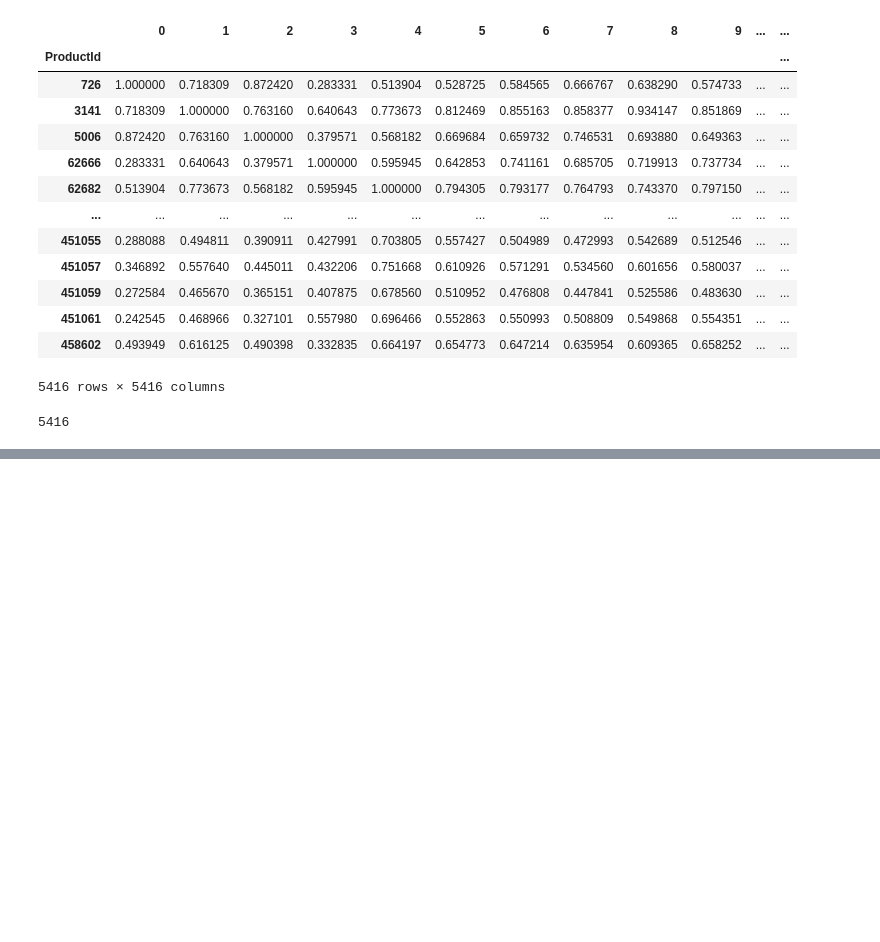
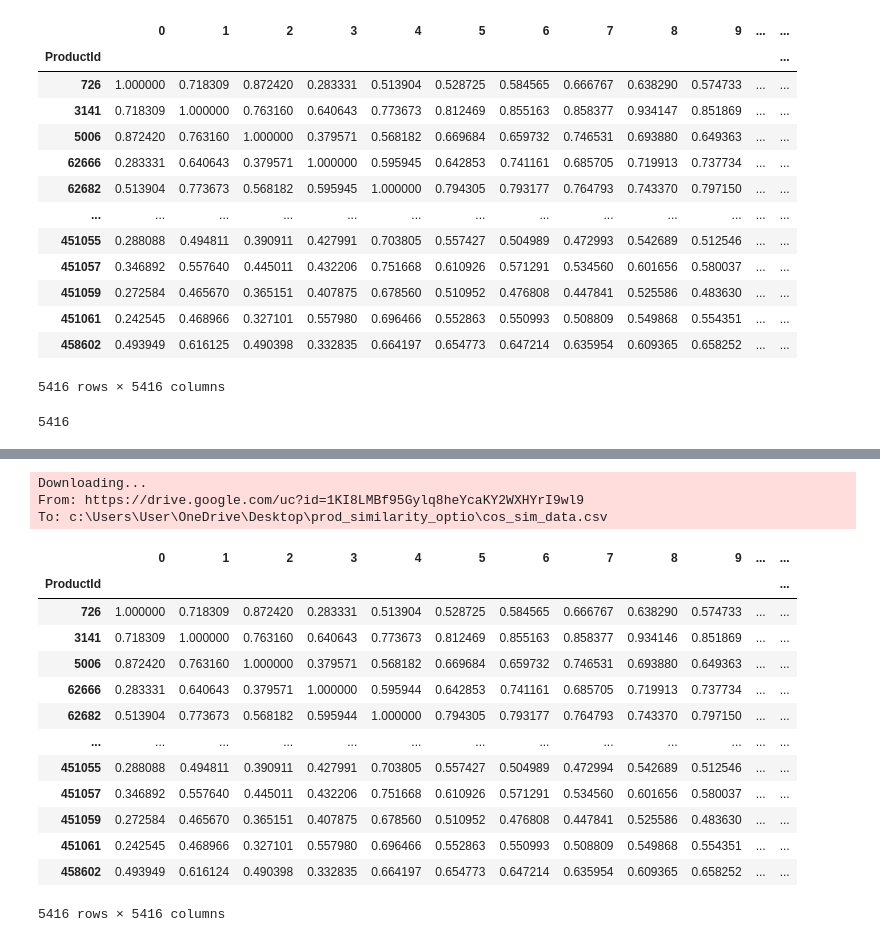
Before and after one commit to cecxli/prod_similarity_optio, a Jupyter notebook: Similarity.ipynb, the cells around one changed output, grey strips where cells are left out. Saved outputs shown, nothing was run; the diff lists cells and outputs as text; code cells hidden in the pictures; blank space fills up the shorter version.

```diff
--- a/Similarity.ipynb
+++ b/Similarity.ipynb
@@ -72,0 +134,36 @@ map_df['Prod_id'] = prod_df['ProductId']
+# %%
+import gdown
+
+
+url = 'https://drive.google.com/uc?id=1KI8LMBf95Gylq8heYcaKY2WXHYrI9wl9'
+
+output = 'cos_sim_data.csv'
+
+gdown.download(url,output, quiet = False)
+
+
+cos_sim_data = pd.read_csv("cos_sim_data.csv")
+# %% [output]
+Downloading...
+From: https://drive.google.com/uc?id=1KI8LMBf95Gylq8heYcaKY2WXHYrI9wl9
+To: c:\Users\User\OneDrive\Desktop\prod_similarity_optio\cos_sim_data.csv
+# %%
+
+cos_sim_data.set_index('ProductId',inplace=True)
+# %%
+cos_sim_data
+# %% [output]
+|  | 0 | 1 | 2 | 3 | 4 | 5 | 6 | 7 | 8 | 9 | ... | ... |
+| ProductId |  |  |  |  |  |  |  |  |  |  |  | ... |
+| 726 | 1.000000 | 0.718309 | 0.872420 | 0.283331 | 0.513904 | 0.528725 | 0.584565 | 0.666767 | 0.638290 | 0.574733 | ... | ... |
+| 3141 | 0.718309 | 1.000000 | 0.763160 | 0.640643 | 0.773673 | 0.812469 | 0.855163 | 0.858377 | 0.934146 | 0.851869 | ... | ... |
+| 5006 | 0.872420 | 0.763160 | 1.000000 | 0.379571 | 0.568182 | 0.669684 | 0.659732 | 0.746531 | 0.693880 | 0.649363 | ... | ... |
+| 62666 | 0.283331 | 0.640643 | 0.379571 | 1.000000 | 0.595944 | 0.642853 | 0.741161 | 0.685705 | 0.719913 | 0.737734 | ... | ... |
+| 62682 | 0.513904 | 0.773673 | 0.568182 | 0.595944 | 1.000000 | 0.794305 | 0.793177 | 0.764793 | 0.743370 | 0.797150 | ... | ... |
+| ... | ... | ... | ... | ... | ... | ... | ... | ... | ... | ... | ... | ... |
+| 451055 | 0.288088 | 0.494811 | 0.390911 | 0.427991 | 0.703805 | 0.557427 | 0.504989 | 0.472994 | 0.542689 | 0.512546 | ... | ... |
+| 451057 | 0.346892 | 0.557640 | 0.445011 | 0.432206 | 0.751668 | 0.610926 | 0.571291 | 0.534560 | 0.601656 | 0.580037 | ... | ... |
+| 451059 | 0.272584 | 0.465670 | 0.365151 | 0.407875 | 0.678560 | 0.510952 | 0.476808 | 0.447841 | 0.525586 | 0.483630 | ... | ... |
+| 451061 | 0.242545 | 0.468966 | 0.327101 | 0.557980 | 0.696466 | 0.552863 | 0.550993 | 0.508809 | 0.549868 | 0.554351 | ... | ... |
+| 458602 | 0.493949 | 0.616124 | 0.490398 | 0.332835 | 0.664197 | 0.654773 | 0.647214 | 0.635954 | 0.609365 | 0.658252 | ... | ... |
+5416 rows × 5416 columns
```
Also changed, not shown: parts of 10 cells of this notebook, 4 other files.
